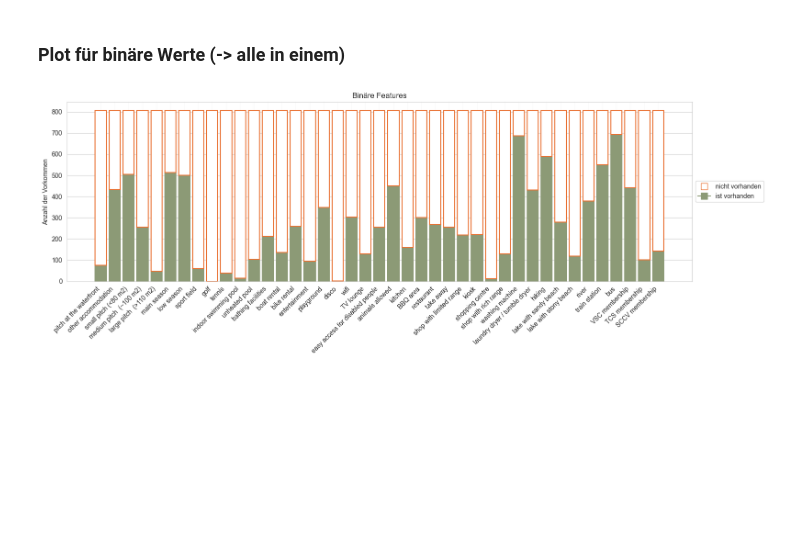
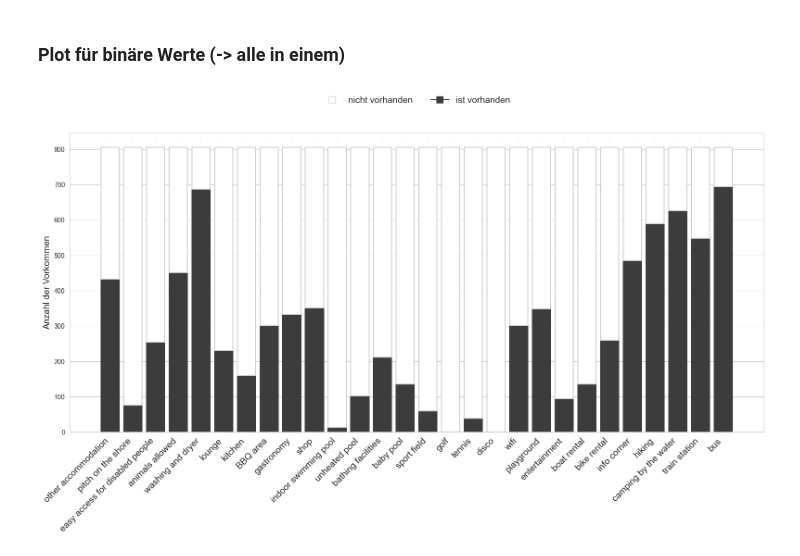
Before and after one commit to lydia-sa/Masterarbeit_Camping, a Jupyter notebook: datenvisualisierungen.ipynb, the cells around one changed output. Saved outputs shown, nothing was run; the diff lists cells and outputs as text; code cells hidden in the pictures; blank space fills up the shorter version.

```diff
--- a/datenvisualisierungen.ipynb
+++ b/datenvisualisierungen.ipynb
@@ -14,7 +145,7 @@ df_camping_all
 # %%
 import folium
 
-df_camping_map = df_camping_all[['url', 'Latitude', 'Longitude', 'region']].drop_duplicates(subset=['url'])
+df_camping_map = df_camping_clean[['name', 'Latitude', 'Longitude', 'region']].drop_duplicates(subset=['name'])
 
 # Eine Folium-Karte erstellen
 m = folium.Map(location=[df_camping_map['Latitude'].mean(), df_camping_map['Longitude'].mean()],tiles='Cartodb Positron', zoom_start=8.2,)
@@ -44,11 +175,11 @@ display(m)
 # %% [markdown]
 ### Anzahl Einträge pro Region
 # %%
-df_region = df_camping_all[['region_berner-mitelland','region_berner-oberland','region_freiburg-neuenburg-jura','region_graubuenden','region_nordwestschweiz','region_ostschweiz','region_tessin','region_waadt-genfersee','region_wallis','region_zentralschweiz','region_zuerich']]
+df_region = df_camping_clean[['region_berner-mitelland','region_berner-oberland','region_freiburg-neuenburg-jura','region_graubuenden','region_nordwestschweiz','region_ostschweiz','region_tessin','region_waadt-genfersee','region_wallis','region_zentralschweiz','region_zuerich']]
 # %%
 color_palette = {
     'region': ['region_berner-mitelland', 'region_berner-oberland', 'region_freiburg-neuenburg-jura', 'region_graubuenden', 'region_nordwestschweiz', 'region_ostschweiz', 'region_tessin', 'region_waadt-genfersee', 'region_wallis', 'region_zentralschweiz', 'region_zuerich'],
-    'color': ['#6CA1AF', '#EBD2B4', '#CE8389' , '#C07869', '#BE6E83', '#E67F76', '#F2B981', '#9B7E78', '#79A89D', '#ADA08C', '#8EA279']
+   'color': ['#5188AD', '#E9D797', '#CAA2C0' , '#8B76B4', '#EEA760', '#E26D64', '#B65278', '#A6CAEC', '#619589', '#AC9186', '#809668']
 }
 # %%
 # Anzahl Einträge
@@ -94,41 +335,42 @@ df_biaer = df_camping_all[['pitch at the waterfront','other accommodation','smal
+# %%
+df_biaer = df_camping_clean[['other accommodation',  'pitch on the shore', 'easy access for disabled people', 'animals allowed','washing and dryer', 'lounge', 'kitchen', 'BBQ area','gastronomy', 'shop', 'indoor swimming pool', 'unheated pool', 'bathing facilities', 'baby pool', 'sport field', 'golf', 'tennis', 'disco', 'wifi', 'playground', 'entertainment', 'boat rental', 'bike rental','info corner','hiking', 'camping by the water', 'train station', 'bus']]
 # %%
 import matplotlib.pyplot as plt
 
 # Gestapeltes Säulendiagramm erstellen
-fig, ax = plt.subplots(figsize=(16, 6))
+fig, ax = plt.subplots(figsize=(16, 10))
 
 # Anzahl der Zeilen im DataFrame
 num_rows = len(df_biaer)
 
 # Schleife über jede Spalte im DataFrame
 for i, col in enumerate(df_biaer.columns):
     values = df_biaer[col].values
 
     # Höhe der unteren Säule (1-Werte)
-    ax.bar(i, sum(values), color='#8C9A76',edgecolor='#8C9A76', linewidth=1.5,)
+    ax.bar(i, sum(values), color='#3C3C3C',edgecolor='#3C3C3C', linewidth=1.5,)
 
     # Höhe der oberen Säule (0-Werte)
-    ax.bar(i, num_rows - sum(values), bottom=sum(values), color='white', edgecolor='#E97132', linewidth=1.5,)
+    ax.bar(i, num_rows - sum(values), bottom=sum(values), color='white', edgecolor='#CFCFCF', linewidth=1.5,)
 
 # Achsenbeschriftungen und Titel hinzufügen
 #ax.set_xlabel('Kantone')
-ax.set_ylabel('Anzahl der Vorkommen')
-ax.set_title('Binäre Features')
+ax.set_ylabel('Anzahl der Vorkommen', fontsize=14)
 ax.set_xticks(range(len(df_biaer.columns)))
-ax.set_xticklabels(df_biaer.columns, rotation=45, ha='right')
+ax.set_xticklabels(df_biaer.columns, rotation=45, ha='right', fontsize=14)
 
-legend_elements = [plt.Line2D([0], [0], marker='s', color='white', markeredgecolor='#E97132', linewidth=1.5, label='nicht vorhanden', markersize=10),
-                   plt.Line2D([0], [0], marker='s', color='#8C9A76', label='ist vorhanden', markersize=10)]
-ax.legend(handles=legend_elements, loc='center left', bbox_to_anchor=(1, 0.5))
+legend_elements = [plt.Line2D([0], [0], marker='s', color='white', markeredgecolor='#CFCFCF', linewidth=1.5, label='nicht vorhanden', markersize=10),
+                   plt.Line2D([0], [0], marker='s', color='#3C3C3C', label='ist vorhanden', markersize=10)]
+ax.legend(handles=legend_elements, loc='upper center', bbox_to_anchor=(0.5, 1.15), frameon=False, ncol=3, fontsize=14)
 
 # Vertikale Hilfslinien ausschalten
-ax.grid(which='both', axis='x', linestyle='-', linewidth=0.1, color='lightgray')  # Nur horizontale Linien behalten
+ax.grid(which='both', axis='x', linestyle='-', linewidth=0.1, color='lightgray',)  # Nur horizontale Linien behalten
 
 
 plt.tight_layout()
 plt.show()
 # %% [output]
-[figure, old version]
+[figure, new version]
 # %%
 df_biaer.describe()
 summary = df_biaer.describe().loc[['mean', 'std']]
```
Also changed, not shown: parts of 40 cells of this notebook, 5 other files.
